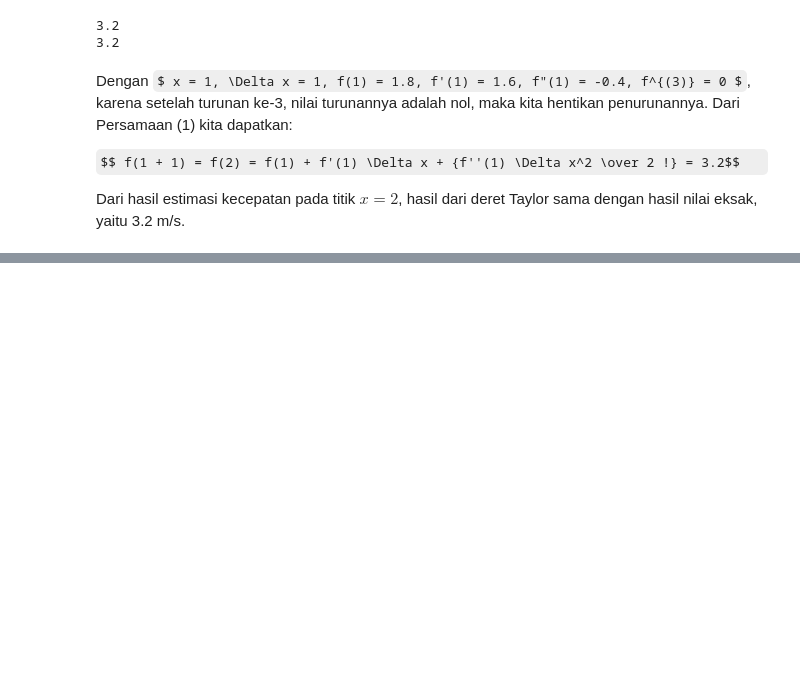
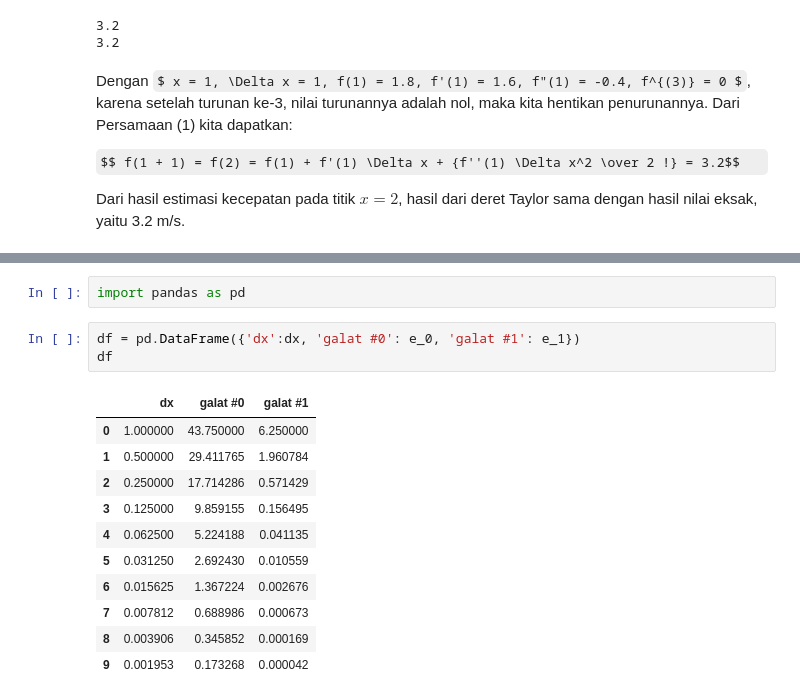
Before and after one commit to geoteknik/metode-komputasi-numerik, a Jupyter notebook: kuliah/02/notebook/deret-taylor.ipynb, the cells around one changed output, grey strips where cells are left out. Cells and saved outputs as stored; diff of their text form; some formulas as TeX source; blank space fills up the shorter version.

```diff
--- a/kuliah/02/notebook/deret-taylor.ipynb
+++ b/kuliah/02/notebook/deret-taylor.ipynb
@@ -125,0 +246,17 @@ Dari contoh tersebut kita bisa mengetahui bahwa deret Taylor adalah suatu cara u
+# %%
+import pandas as pd
+# %%
+df = pd.DataFrame({'dx':dx, 'galat #0': e_0, 'galat #1': e_1})
+df
+# %% [output]
+|  | dx | galat #0 | galat #1 |
+| 0 | 1.000000 | 43.750000 | 6.250000 |
+| 1 | 0.500000 | 29.411765 | 1.960784 |
+| 2 | 0.250000 | 17.714286 | 0.571429 |
+| 3 | 0.125000 | 9.859155 | 0.156495 |
+| 4 | 0.062500 | 5.224188 | 0.041135 |
+| 5 | 0.031250 | 2.692430 | 0.010559 |
+| 6 | 0.015625 | 1.367224 | 0.002676 |
+| 7 | 0.007812 | 0.688986 | 0.000673 |
+| 8 | 0.003906 | 0.345852 | 0.000169 |
+| 9 | 0.001953 | 0.173268 | 0.000042 |
```
Also changed, not shown: parts of 15 cells of this notebook.
